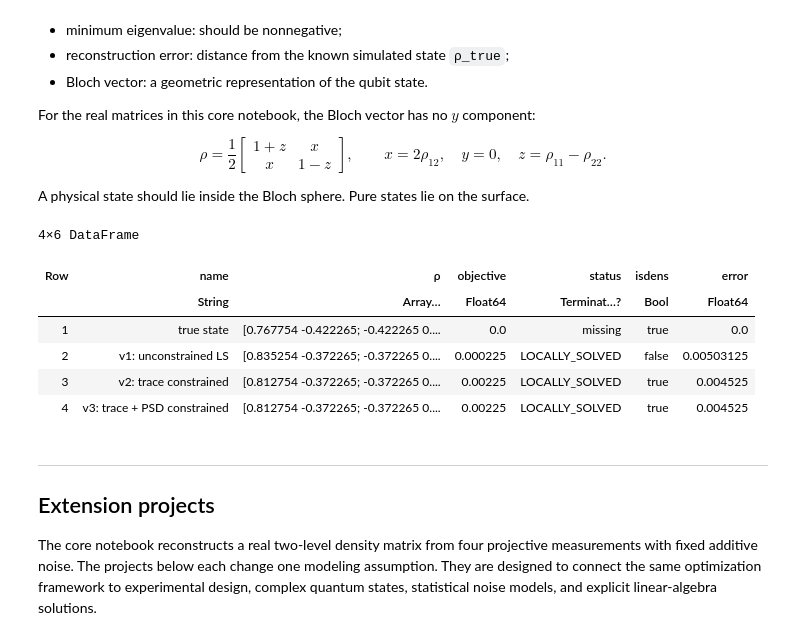
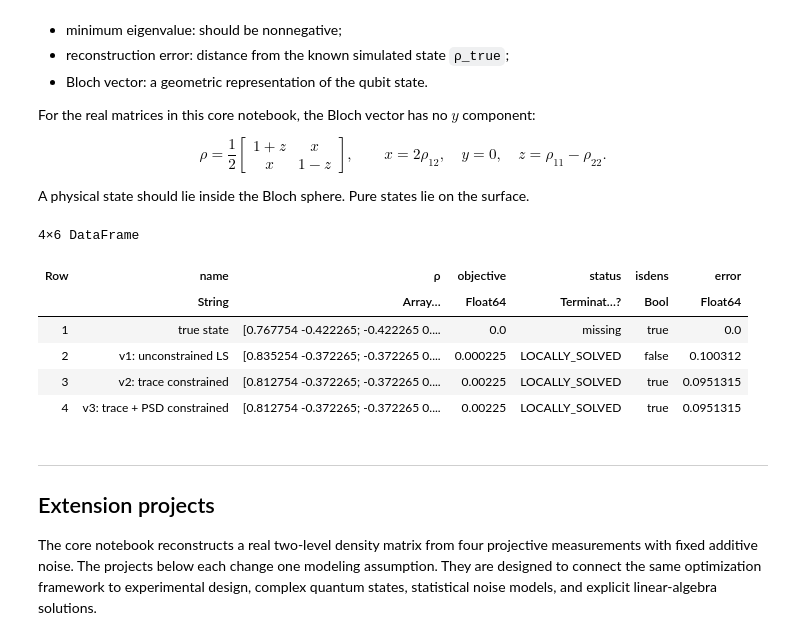
Before and after one commit to Ianborden/Quantum-APL, a Jupyter notebook: Week 2/quantum-state-tomography-student.ipynb, the cells around one changed output. Cells and saved outputs as stored; diff of their text form; code cells hidden in the pictures.

```diff
--- a/Week 2/quantum-state-tomography-student.ipynb
+++ b/Week 2/quantum-state-tomography-student.ipynb
@@ -307,32 +307,33 @@ A physical state should lie inside the Bloch sphere. Pure states lie on the surf
 # %%
 function is_physical_density_matrix(ρ; atol = 1e-8)
     return isapprox(tr(ρ), 1, atol= atol) && minimum(eigvals(ρ))>= -1 * atol
 end
 
 function reconstruction_error(ρ, ρ_reference)
-    return tr(transpose(ρ-ρ_reference)*(ρ-ρ_reference))^1/2
+    norm(ρ-ρ_reference)
+    #return sqrt(tr(transpose(ρ-ρ_reference)*(ρ-ρ_reference)))
 end
 
 function bloch_vector(ρ)
     return [real(ρ[1,2] + ρ[2,1]); real(im*(ρ[1,2]- ρ[2,1])); 2 * real(ρ[1,1]) - 1]
 end
 
 reconstruction_records = [
     (name = "true state", ρ = ρ_true, objective = 0.0, status = missing, isdens = is_physical_density_matrix(ρ_true), error = reconstruction_error(ρ_true, ρ_true)),
     (name = "v1: unconstrained LS", ρ = ρ_v1, objective = J_v1, status = status_v1, isdens = is_physical_density_matrix(ρ_v1), error = reconstruction_error(ρ_v1, ρ_true)),
     (name = "v2: trace constrained", ρ = ρ_v2, objective = J_v2, status = status_v2, isdens = is_physical_density_matrix(ρ_v2), error = reconstruction_error(ρ_v2, ρ_true)),
     (name = "v3: trace + PSD constrained", ρ = ρ_v3, objective = J_v3, status = status_v3, isdens = is_physical_density_matrix(ρ_v3), error = reconstruction_error(ρ_v3, ρ_true)),
 ]
 
 data = DataFrame(reconstruction_records)
 # %% [output]
 4×6 DataFrame
 | Row | name | ρ | objective | status | isdens | error |
 |  | String | Array… | Float64 | Terminat…? | Bool | Float64 |
 | 1 | true state | [0.767754 -0.422265; -0.422265 0.... | 0.0 | missing | true | 0.0 |
-| 2 | v1: unconstrained LS | [0.835254 -0.372265; -0.372265 0.... | 0.000225 | LOCALLY_SOLVED | false | 0.00503125 |
-| 3 | v2: trace constrained | [0.812754 -0.372265; -0.372265 0.... | 0.00225 | LOCALLY_SOLVED | true | 0.004525 |
-| 4 | v3: trace + PSD constrained | [0.812754 -0.372265; -0.372265 0.... | 0.00225 | LOCALLY_SOLVED | true | 0.004525 |
+| 2 | v1: unconstrained LS | [0.835254 -0.372265; -0.372265 0.... | 0.000225 | LOCALLY_SOLVED | false | 0.100312 |
+| 3 | v2: trace constrained | [0.812754 -0.372265; -0.372265 0.... | 0.00225 | LOCALLY_SOLVED | true | 0.0951315 |
+| 4 | v3: trace + PSD constrained | [0.812754 -0.372265; -0.372265 0.... | 0.00225 | LOCALLY_SOLVED | true | 0.0951315 |
 # %%
 function plot_bloch_vectors(reconstruction_records)
     b = Bloch()
```
Also changed, not shown: parts of 3 cells of this notebook.
